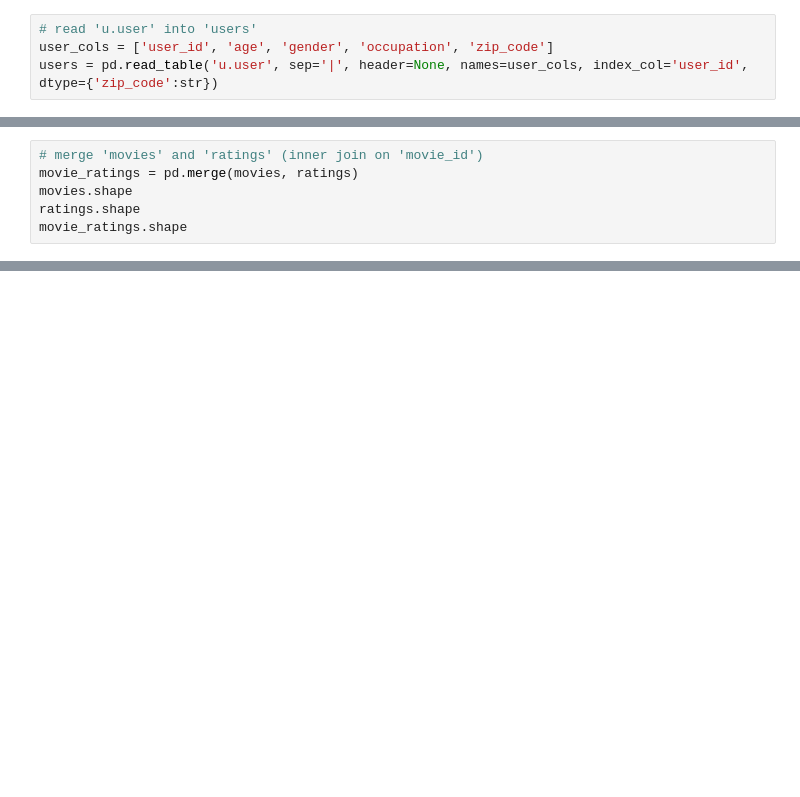
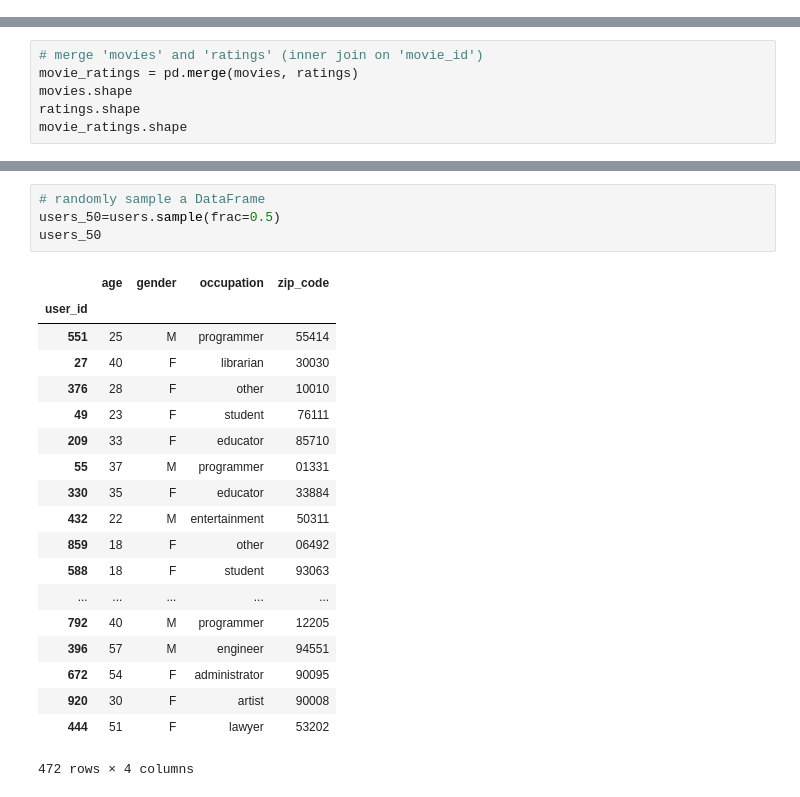
Before and after one commit to ihansel/SYD_DAT_4, a Jupyter notebook: labs/Week 1/Lab 1 - Pandas.ipynb, the cells around one changed output, grey strips where cells are left out. Saved outputs shown, nothing was run; the diff lists cells and outputs as text; blank space fills up the shorter version.

```diff
--- a/labs/Week 1/Lab 1 - Pandas.ipynb
+++ b/labs/Week 1/Lab 1 - Pandas.ipynb
@@ -43,7 +43,3 @@ pd.read_table('u.user')
 | 940 | 942|48|F|librarian|78209 |
 | 941 | 943|22|M|student|77841 |
 942 rows × 1 columns
-# %%
-# read 'u.user' into 'users'
-user_cols = ['user_id', 'age', 'gender', 'occupation', 'zip_code']
-users = pd.read_table('u.user', sep='|', header=None, names=user_cols, index_col='user_id', dtype={'zip_code':str})
@@ -353,0 +445,24 @@ movie_ratings.shape
+# %%
+# randomly sample a DataFrame
+users_50=users.sample(frac=0.5)
+users_50
+# %% [output]
+|  | age | gender | occupation | zip_code |
+| user_id |  |  |  |  |
+| 551 | 25 | M | programmer | 55414 |
+| 27 | 40 | F | librarian | 30030 |
+| 376 | 28 | F | other | 10010 |
+| 49 | 23 | F | student | 76111 |
+| 209 | 33 | F | educator | 85710 |
+| 55 | 37 | M | programmer | 01331 |
+| 330 | 35 | F | educator | 33884 |
+| 432 | 22 | M | entertainment | 50311 |
+| 859 | 18 | F | other | 06492 |
+| 588 | 18 | F | student | 93063 |
+| ... | ... | ... | ... | ... |
+| 792 | 40 | M | programmer | 12205 |
+| 396 | 57 | M | engineer | 94551 |
+| 672 | 54 | F | administrator | 90095 |
+| 920 | 30 | F | artist | 90008 |
+| 444 | 51 | F | lawyer | 53202 |
+472 rows × 4 columns
```
Also changed, not shown: parts of 8 cells of this notebook.
